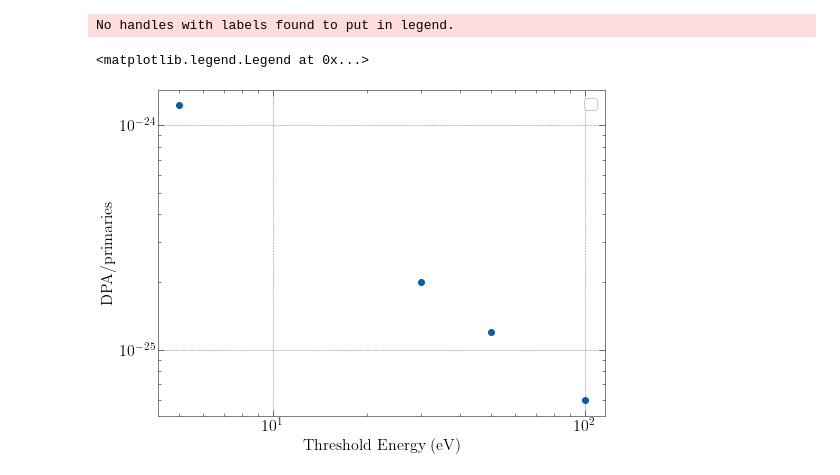
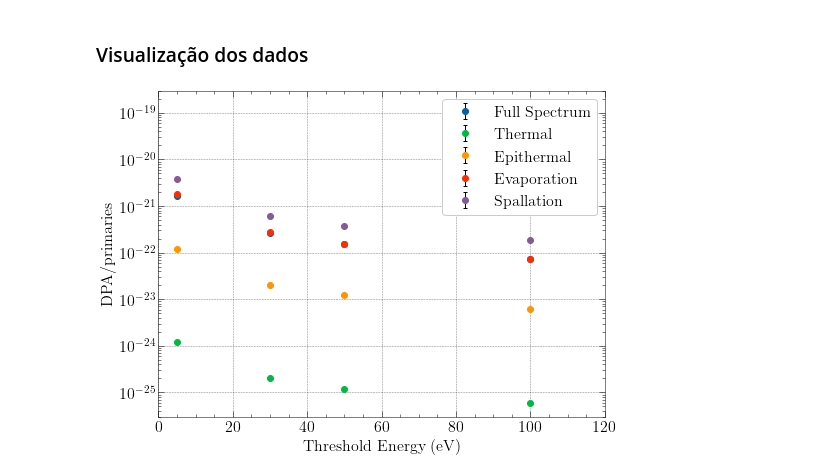
Before and after one commit to matheusbergamo/Master-Thesis, a Jupyter notebook: Displacement Energy.ipynb, the cells around one changed output. Drawn from its saved outputs; the diff is of its cells as text; code cells hidden in the pictures.

```diff
--- a/Displacement Energy.ipynb
+++ b/Displacement Energy.ipynb
@@ -102,0 +34,11 @@ See the caveats in the documentation: https://pandas.pydata.org/pandas-docs/stab
+# %%
+df = pd.read_csv('Displacement_Energy.csv', comment='#', header=None)
+df.columns = ['E_th', 'DPA', 'rel_unc']
+df['abs_unc'] = df['DPA']*df['rel_unc']
+print(df)
+
+df_the = df.iloc[0:4]
+df_epi = df.iloc[4:8]
+df_eva = df.iloc[8:12]
+df_spa = df.iloc[12:16]
+df_ful = df.iloc[16:20]
@@ -103,17 +63,26 @@ See the caveats in the documentation: https://pandas.pydata.org/pandas-docs/stab
+# %% [markdown]
+### Visualização dos dados
 # %%
-plt.errorbar(df_the['E_th'], df_the['DPA'], # Data
-             df_the['abs_unc'],             # Uncertainty on y values
-             fmt='o',
-             ecolor = 'black',
-             capsize = 2
-            )
+dataframes = [df_ful, df_the, df_epi, df_eva, df_spa]
+labels = ['Full Spectrum', 'Thermal', 'Epithermal', 'Evaporation', 'Spallation']
 
+for i in np.arange(len(dataframes)):
+    plt.errorbar(dataframes[i]['E_th'],                       # x data
+                 dataframes[i]['DPA'],                        # y data
+                 xerr = None,                                 # Uncertainty on x values
+                 yerr = dataframes[i]['abs_unc'],             # Uncertainty on y values
+                 label = labels[i],
+                 fmt = 'o',
+                 ecolor = 'black',
+                 capsize = 2
+                )
 plt.xlabel('Threshold Energy (eV)')
 plt.ylabel('DPA/primaries')
-plt.xscale('log')
+plt.xlim(left = 0, right = 120)
+plt.ylim(bottom = 3e-26, top = 3e-19)
+#plt.xscale('log')
 plt.yscale('log')
 plt.legend()
+plt.savefig('Threshold_Energy.svg', dpi=300, bbox_inches = "tight")
 # %% [output]
-No handles with labels found to put in legend.
-<matplotlib.legend.Legend at 0x...>
-[figure, old version]
+[figure, new version]
```
Also changed, not shown: parts of 8 cells of this notebook, 1 other file.
